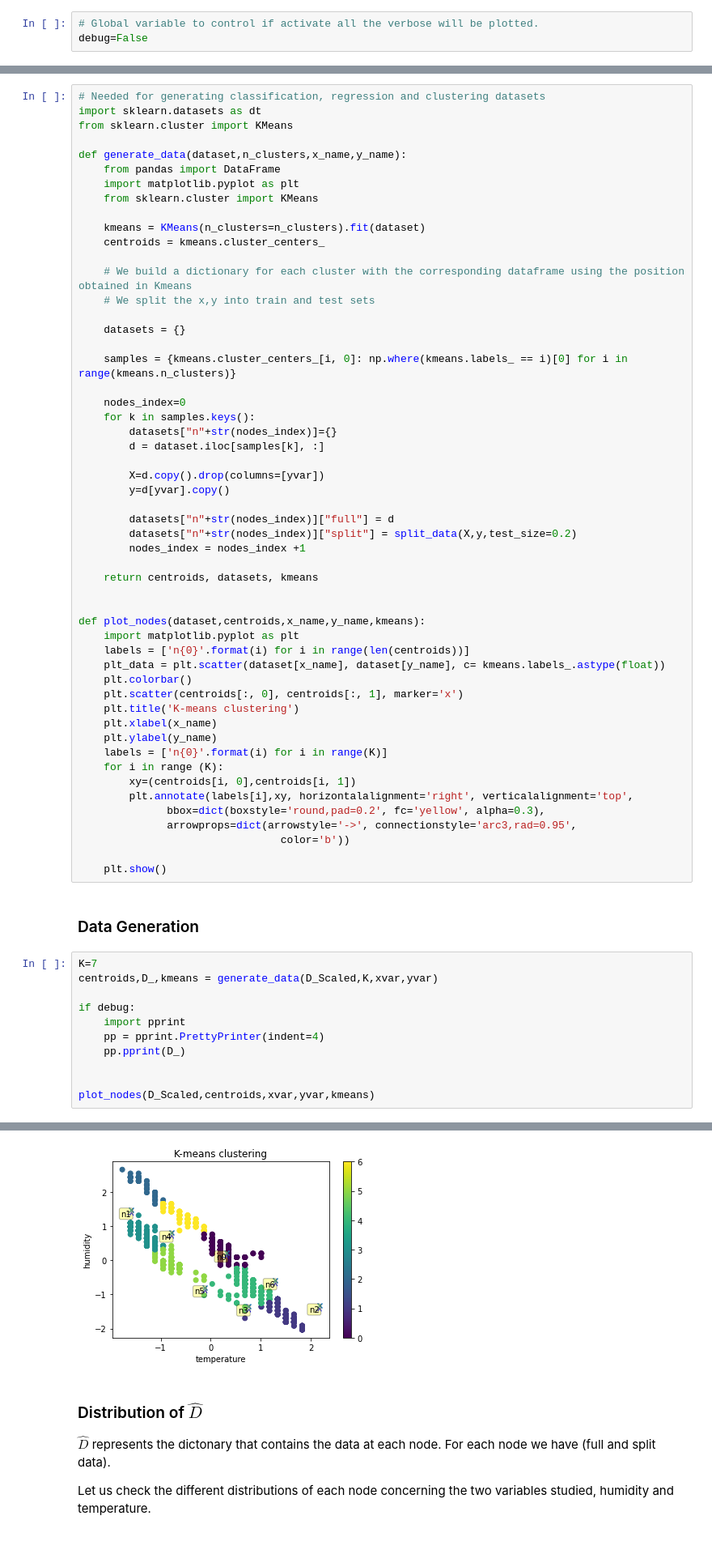
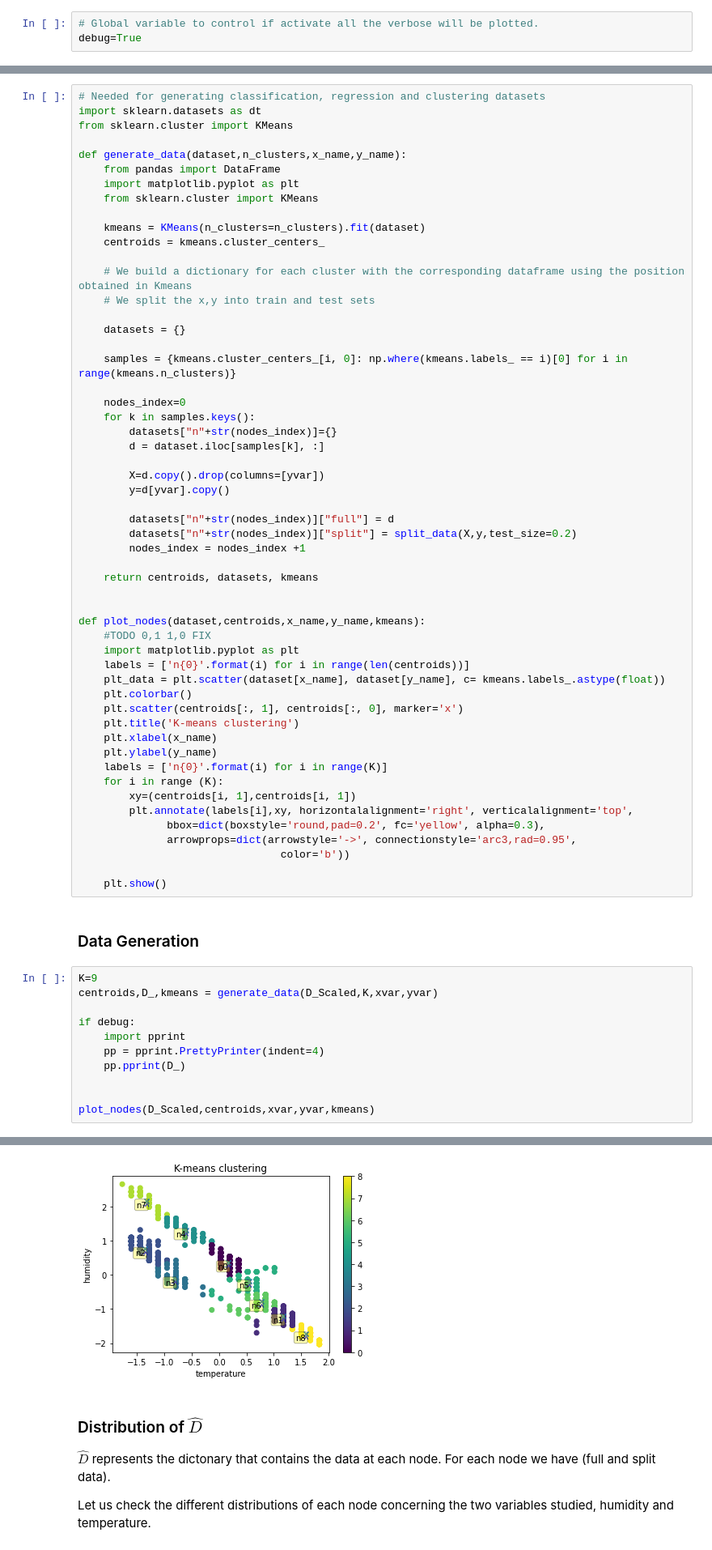
Before and after one commit to JordiMateoUdL/Model-reusability-on-the-edge, a Jupyter notebook: notebooks/ReliabilityOnTheEdge.Experiment - 01.ipynb, the cells around one changed output, grey strips where cells are left out. Shown at 81% size. Cells and saved outputs as stored; diff of their text form.

```diff
--- a/notebooks/ReliabilityOnTheEdge.Experiment - 01.ipynb
+++ b/notebooks/ReliabilityOnTheEdge.Experiment - 01.ipynb
@@ -14,7 +14,7 @@ This notebook will use the data obtained from [GNFUV Unmanned Surface Vehicles S
 * 'pi' = Raspberry Pi ID
 # %%
 # Global variable to control if activate all the verbose will be plotted.
-debug=False
+debug=True
 # %%
 import os
 import json
@@ -301,17 +322,18 @@ def generate_data(dataset,n_clusters,x_name,y_name):
 
 
 def plot_nodes(dataset,centroids,x_name,y_name,kmeans):
+    #TODO 0,1 1,0 FIX
     import matplotlib.pyplot as plt
     labels = ['n{0}'.format(i) for i in range(len(centroids))]
     plt_data = plt.scatter(dataset[x_name], dataset[y_name], c= kmeans.labels_.astype(float))
     plt.colorbar()
-    plt.scatter(centroids[:, 0], centroids[:, 1], marker='x')
+    plt.scatter(centroids[:, 1], centroids[:, 0], marker='x')
     plt.title('K-means clustering')
     plt.xlabel(x_name)
     plt.ylabel(y_name)
     labels = ['n{0}'.format(i) for i in range(K)]
     for i in range (K):
-        xy=(centroids[i, 0],centroids[i, 1])
+        xy=(centroids[i, 1],centroids[i, 1])
         plt.annotate(labels[i],xy, horizontalalignment='right', verticalalignment='top',
               bbox=dict(boxstyle='round,pad=0.2', fc='yellow', alpha=0.3),
               arrowprops=dict(arrowstyle='->', connectionstyle='arc3,rad=0.95',
@@ -321,7 +343,7 @@ def plot_nodes(dataset,centroids,x_name,y_name,kmeans):
 # %% [markdown]
 ### Data Generation
 # %%
-K=7
+K=9
 centroids,D_,kmeans = generate_data(D_Scaled,K,xvar,yvar)
 
 if debug:
@@ -335,4 +374,4 @@ plot_nodes(D_Scaled,centroids,xvar,yvar,kmeans)
-[figure, old version]
+[figure, new version]
 # %% [markdown]
 ### Distribution of $\hat D$
 
```
Also changed, not shown: parts of 11 cells of this notebook, 6 other files.
